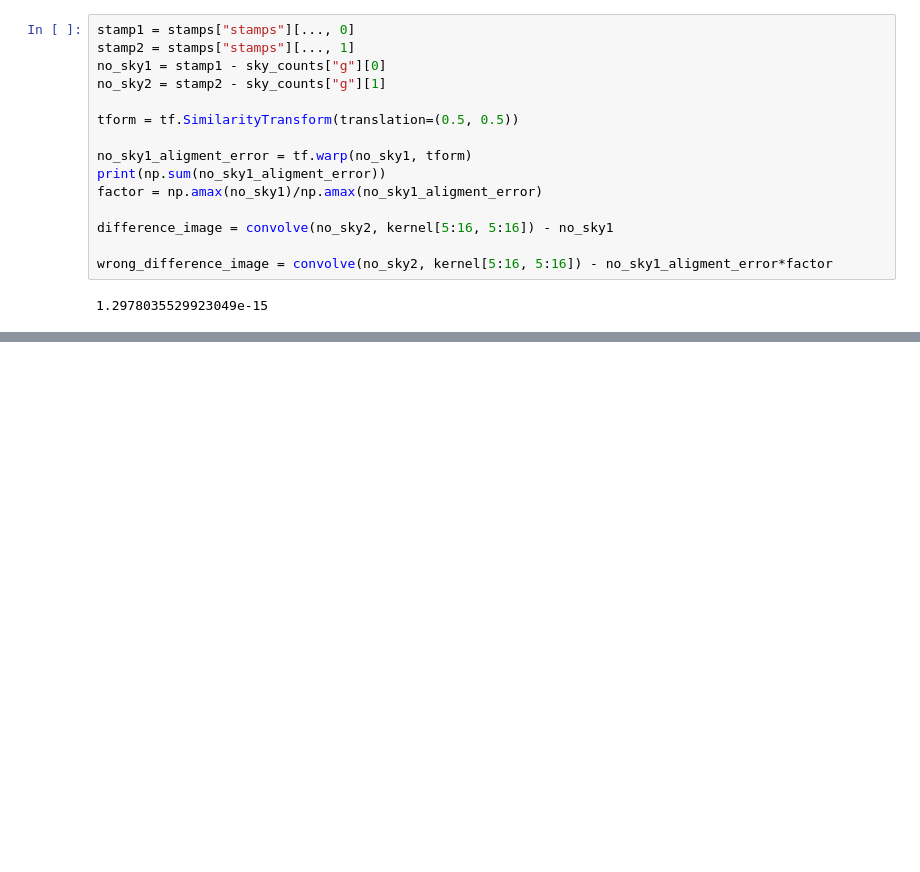
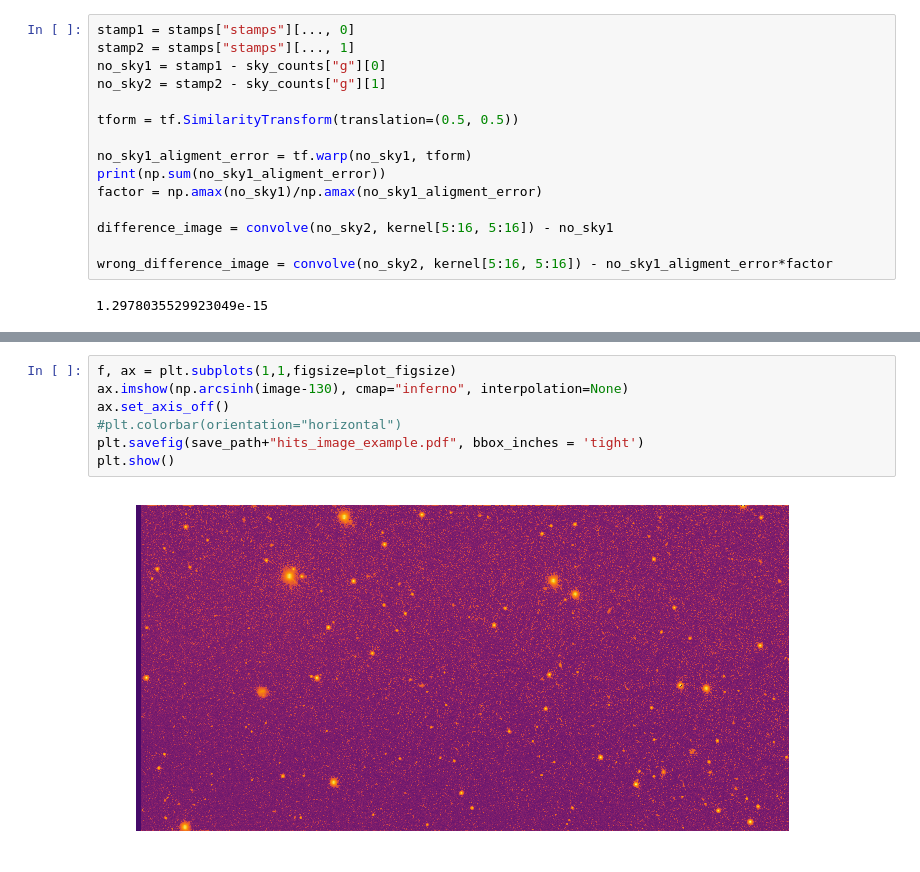
Before and after one commit to rodrigcd/thesis_plots, a Jupyter notebook: Chapter_2_astronomy.ipynb, the cells around one changed output, grey strips where cells are left out. Saved outputs shown, nothing was run; the diff lists cells and outputs as text; blank space fills up the shorter version.

```diff
--- a/Chapter_2_astronomy.ipynb
+++ b/Chapter_2_astronomy.ipynb
@@ -433,0 +493,9 @@ plt.show()
+# %%
+f, ax = plt.subplots(1,1,figsize=plot_figsize)
+ax.imshow(np.arcsinh(image-130), cmap="inferno", interpolation=None)
+ax.set_axis_off()
+#plt.colorbar(orientation="horizontal")
+plt.savefig(save_path+"hits_image_example.pdf", bbox_inches = 'tight')
+plt.show()
+# %% [output]
+[figure, added]
```
Also changed, not shown: parts of 9 cells of this notebook, 8 other files.
